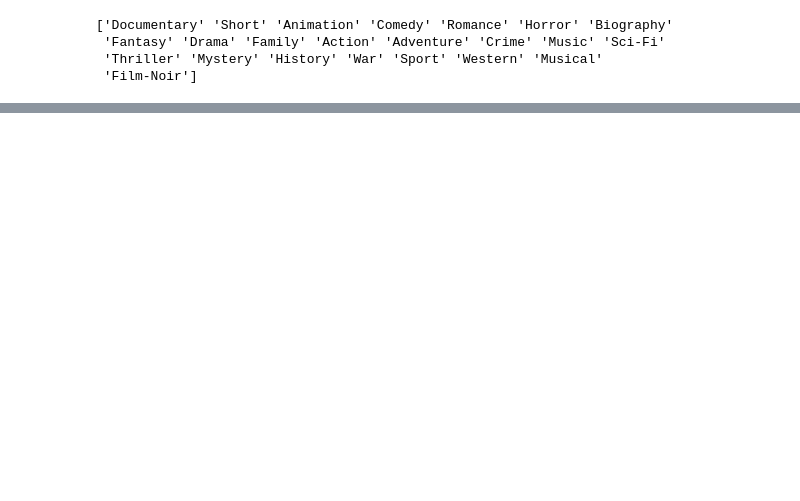
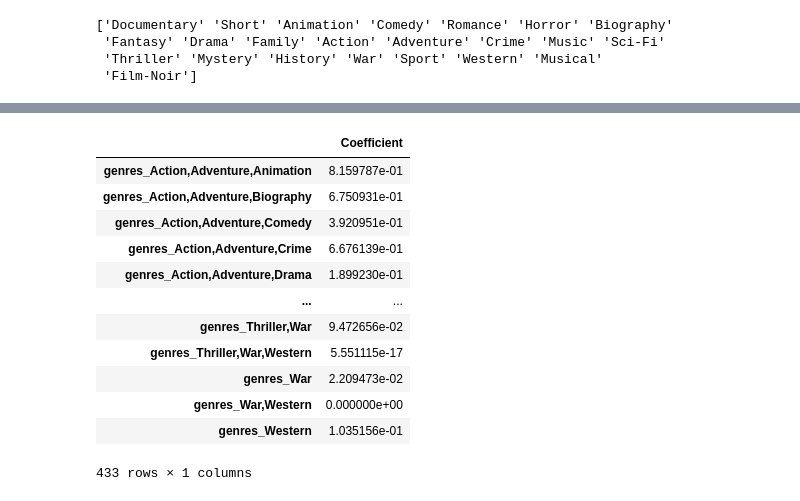
Before and after one commit to ccepelak/imdb-ratings, a Jupyter notebook: Christine_Cepelak_Audible_Data_Science_Task.ipynb, the cells around one changed output, grey strips where cells are left out. Saved outputs shown, nothing was run; the diff lists cells and outputs as text; code cells hidden in the pictures; blank space fills up the shorter version.

```diff
--- a/Christine_Cepelak_Audible_Data_Science_Task.ipynb
+++ b/Christine_Cepelak_Audible_Data_Science_Task.ipynb
@@ -278,0 +273,17 @@ UFuncTypeError: ignored
+# %%
+coeff_parameter = pd.DataFrame(regr.coef_,X.columns,columns=['Coefficient'])
+coeff_parameter
+# %% [output]
+|  | Coefficient |
+| genres_Action,Adventure,Animation | 8.159787e-01 |
+| genres_Action,Adventure,Biography | 6.750931e-01 |
+| genres_Action,Adventure,Comedy | 3.920951e-01 |
+| genres_Action,Adventure,Crime | 6.676139e-01 |
+| genres_Action,Adventure,Drama | 1.899230e-01 |
+| ... | ... |
+| genres_Thriller,War | 9.472656e-02 |
+| genres_Thriller,War,Western | 5.551115e-17 |
+| genres_War | 2.209473e-02 |
+| genres_War,Western | 0.000000e+00 |
+| genres_Western | 1.035156e-01 |
+433 rows × 1 columns
```
Also changed, not shown: parts of 21 cells of this notebook.
